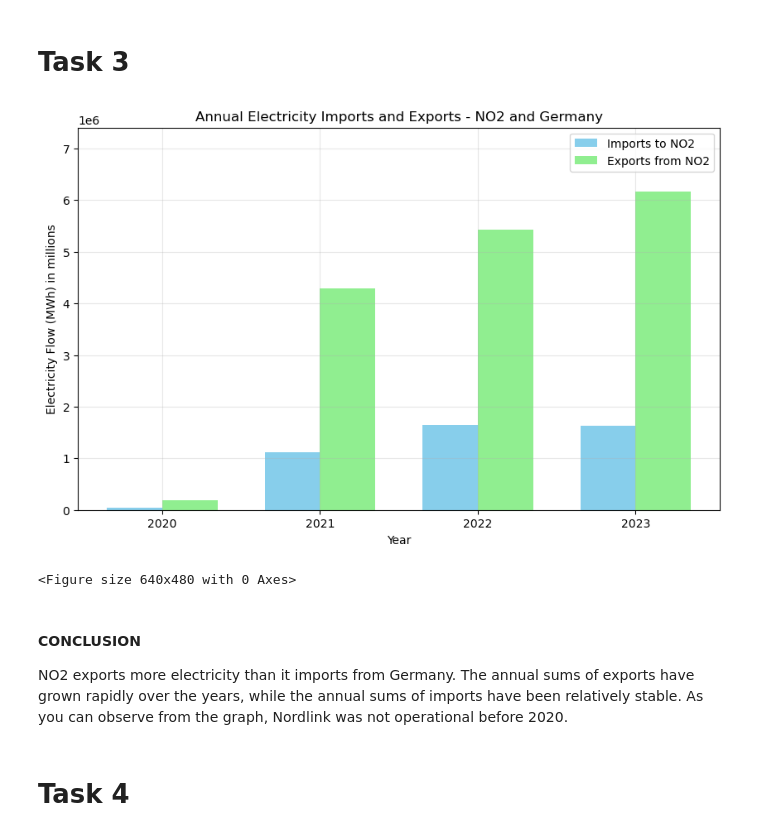
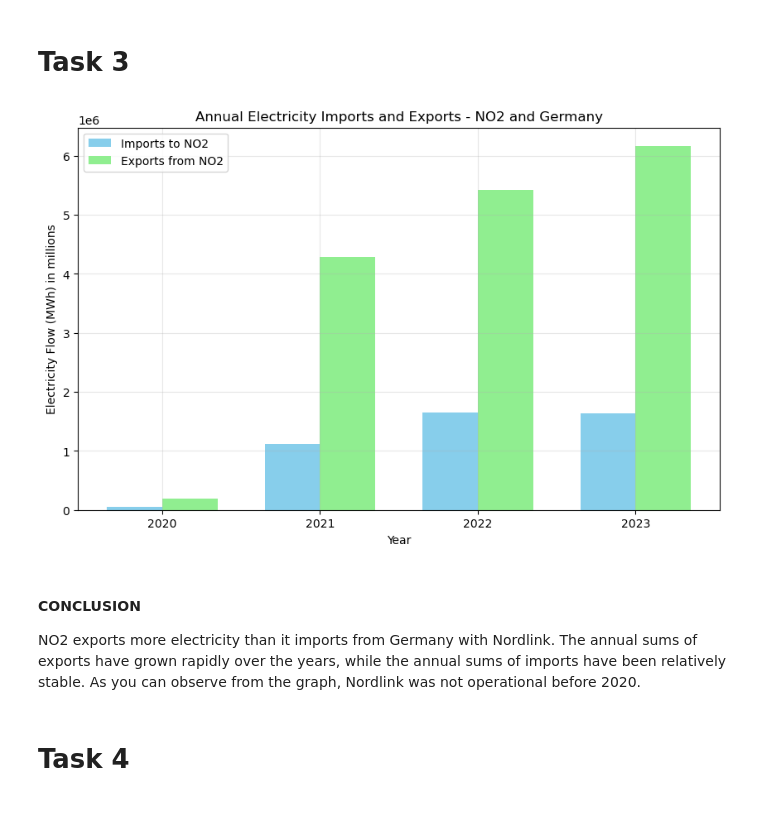
Before and after one commit to Derek-Liang-05/T2_TERM_PAPER, a Jupyter notebook: termpaper.ipynb, the cells around one changed output. Drawn from its saved outputs; the diff is of its cells as text; code cells hidden in the pictures.

```diff
--- a/termpaper.ipynb
+++ b/termpaper.ipynb
@@ -149,43 +152,49 @@ The prices seem to have become more extreme the last few years. They have become
 # Variables previously defined:
 # exports, imports
 
+# Resampling the data to yearly sum
 yearly_exports = exports.resample('YE').sum()
 yearly_imports = imports.resample('YE').sum()
 
 
 # Creating the bar plot
 plt.figure(figsize=(10, 6))
+
+# Extracting the year from the index
 x = yearly_exports.index.year
+
+# Defining the width of the bars
 bar_width = 0.35
 
-
+# Plotting the bars
 plt.bar(x - bar_width/2, yearly_imports, bar_width, label='Imports to NO2', color='skyblue')
 plt.bar(x + bar_width/2, yearly_exports, bar_width, label='Exports from NO2', color='lightgreen')
 
+# Adding labels, title, grid and legend
 plt.xlabel('Year')
 plt.ylabel('Electricity Flow (MWh) in millions')
 plt.title('Annual Electricity Imports and Exports - NO2 and Germany')
 plt.legend()
 plt.grid(True, alpha=0.3)
 
 # Displaying years on x axis
 plt.xticks(x, [int(year) for year in x])
 
-plt.margins(y=0.2)
 
 # Saving plot as png file
 plt.savefig('figure_task3.png')
 
+# Showing the plot
 plt.show()
 
+# Closing the plot to free up memory
 plt.close()
 # %% [output]
-[figure, old version]
+[figure, new version]
-<Figure size 640x480 with 0 Axes>
 # %% [markdown]
 #### CONCLUSION
 
-NO2 exports more electricity than it imports from Germany. The annual sums of exports have grown rapidly over the years, while the annual sums of imports have been relatively stable. As you can observe from the graph, Nordlink was not operational before 2020.
+NO2 exports more electricity than it imports from Germany with Nordlink. The annual sums of exports have grown rapidly over the years, while the annual sums of imports have been relatively stable. As you can observe from the graph, Nordlink was not operational before 2020.
 # %% [markdown]
 # Task 4
 # %%
```
Also changed, not shown: parts of 7 cells of this notebook, 7 other files.
